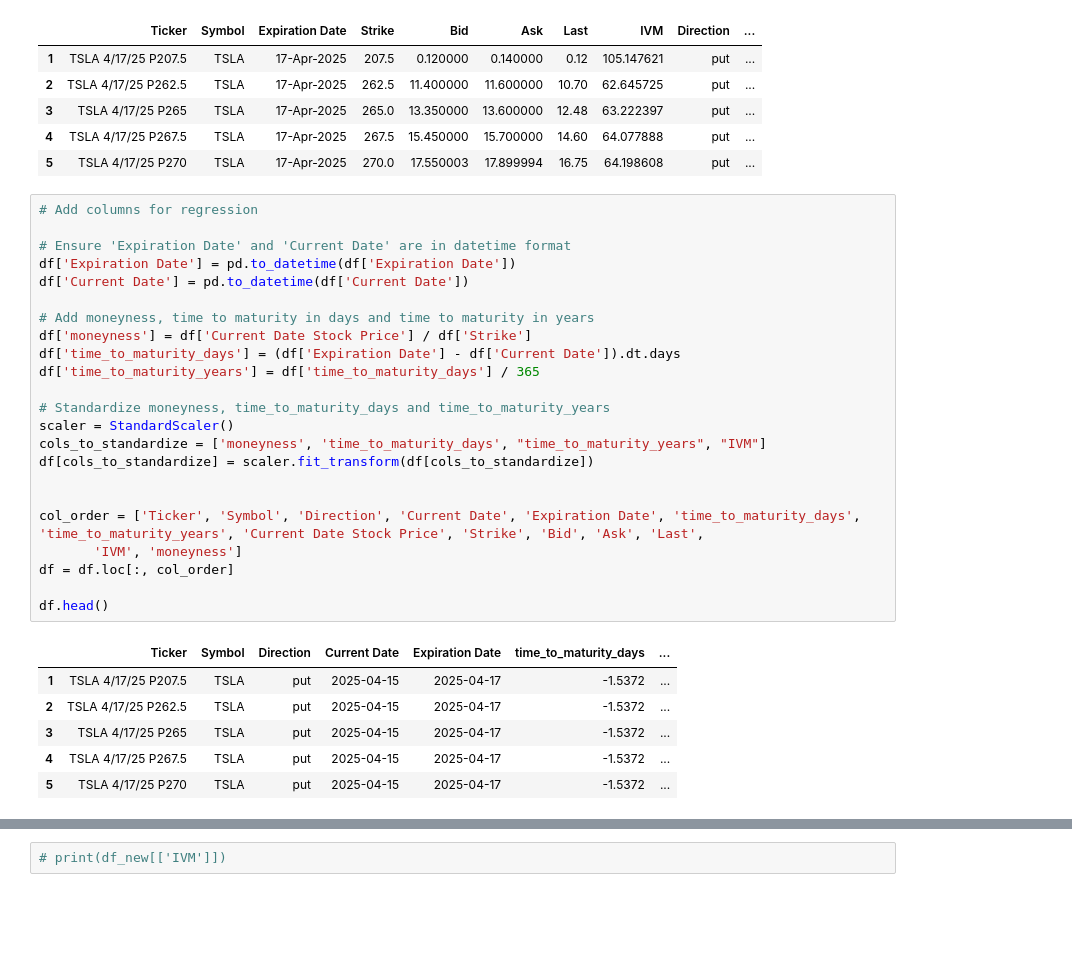
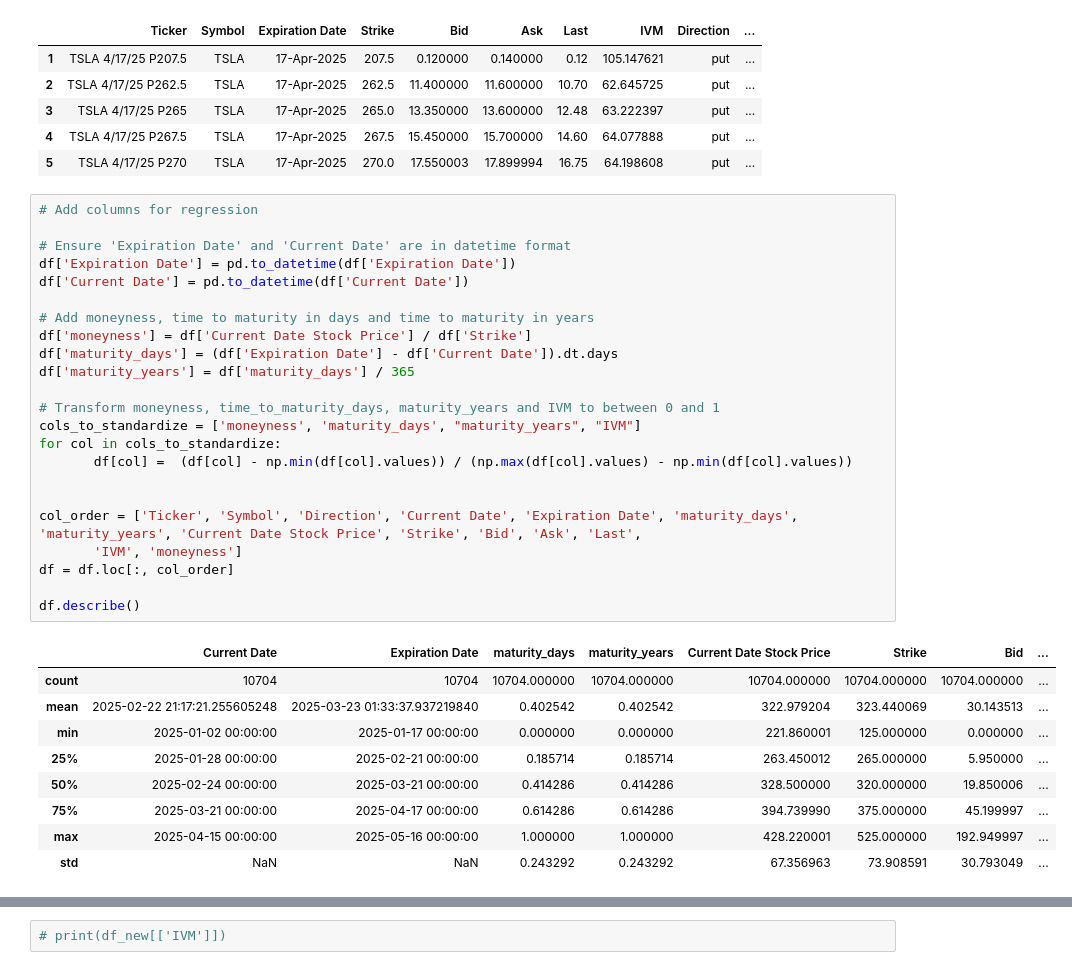
Before and after one commit to tmwong5694/Options, a Jupyter notebook: IV regression_17042025_log_IVM_v1.ipynb, the cells around one changed output, grey strips where cells are left out. Drawn from its saved outputs; the diff is of its cells as text; blank space fills up the shorter version.

```diff
--- a/IV regression_17042025_log_IVM_v1.ipynb
+++ b/IV regression_17042025_log_IVM_v1.ipynb
@@ -149,31 +234,34 @@ df.head()
 # %%
 # Add columns for regression
 
 # Ensure 'Expiration Date' and 'Current Date' are in datetime format
 df['Expiration Date'] = pd.to_datetime(df['Expiration Date'])
 df['Current Date'] = pd.to_datetime(df['Current Date'])
 
 # Add moneyness, time to maturity in days and time to maturity in years
 df['moneyness'] = df['Current Date Stock Price'] / df['Strike']
-df['time_to_maturity_days'] = (df['Expiration Date'] - df['Current Date']).dt.days
-df['time_to_maturity_years'] = df['time_to_maturity_days'] / 365
+df['maturity_days'] = (df['Expiration Date'] - df['Current Date']).dt.days
+df['maturity_years'] = df['maturity_days'] / 365
 
-# Standardize moneyness, time_to_maturity_days and time_to_maturity_years
-scaler = StandardScaler()
-cols_to_standardize = ['moneyness', 'time_to_maturity_days', "time_to_maturity_years", "IVM"]
-df[cols_to_standardize] = scaler.fit_transform(df[cols_to_standardize])
+# Transform moneyness, time_to_maturity_days, maturity_years and IVM to between 0 and 1
+cols_to_standardize = ['moneyness', 'maturity_days', "maturity_years", "IVM"]
+for col in cols_to_standardize:
+       df[col] =  (df[col] - np.min(df[col].values)) / (np.max(df[col].values) - np.min(df[col].values))
 
 
-col_order = ['Ticker', 'Symbol', 'Direction', 'Current Date', 'Expiration Date', 'time_to_maturity_days', 'time_to_maturity_years', 'Current Date Stock Price', 'Strike', 'Bid', 'Ask', 'Last',
+col_order = ['Ticker', 'Symbol', 'Direction', 'Current Date', 'Expiration Date', 'maturity_days', 'maturity_years', 'Current Date Stock Price', 'Strike', 'Bid', 'Ask', 'Last',
        'IVM', 'moneyness']
 df = df.loc[:, col_order]
 
-df.head()
+df.describe()
 # %% [output]
-|  | Ticker | Symbol | Direction | Current Date | Expiration Date | time_to_maturity_days | ... |
-| 1 | TSLA 4/17/25 P207.5 | TSLA | put | 2025-04-15 | 2025-04-17 | -1.5372 | ... |
-| 2 | TSLA 4/17/25 P262.5 | TSLA | put | 2025-04-15 | 2025-04-17 | -1.5372 | ... |
-| 3 | TSLA 4/17/25 P265 | TSLA | put | 2025-04-15 | 2025-04-17 | -1.5372 | ... |
-| 4 | TSLA 4/17/25 P267.5 | TSLA | put | 2025-04-15 | 2025-04-17 | -1.5372 | ... |
-| 5 | TSLA 4/17/25 P270 | TSLA | put | 2025-04-15 | 2025-04-17 | -1.5372 | ... |
+|  | Current Date | Expiration Date | maturity_days | maturity_years | Current Date Stock Price | Strike | Bid | ... |
+| count | 10704 | 10704 | 10704.000000 | 10704.000000 | 10704.000000 | 10704.000000 | 10704.000000 | ... |
+| mean | 2025-02-22 21:17:21.255605248 | 2025-03-23 01:33:37.937219840 | 0.402542 | 0.402542 | 322.979204 | 323.440069 | 30.143513 | ... |
+| min | 2025-01-02 00:00:00 | 2025-01-17 00:00:00 | 0.000000 | 0.000000 | 221.860001 | 125.000000 | 0.000000 | ... |
+| 25% | 2025-01-28 00:00:00 | 2025-02-21 00:00:00 | 0.185714 | 0.185714 | 263.450012 | 265.000000 | 5.950000 | ... |
+| 50% | 2025-02-24 00:00:00 | 2025-03-21 00:00:00 | 0.414286 | 0.414286 | 328.500000 | 320.000000 | 19.850006 | ... |
+| 75% | 2025-03-21 00:00:00 | 2025-04-17 00:00:00 | 0.614286 | 0.614286 | 394.739990 | 375.000000 | 45.199997 | ... |
+| max | 2025-04-15 00:00:00 | 2025-05-16 00:00:00 | 1.000000 | 1.000000 | 428.220001 | 525.000000 | 192.949997 | ... |
+| std | NaN | NaN | 0.243292 | 0.243292 | 67.356963 | 73.908591 | 30.793049 | ... |
 # %%
```
Also changed, not shown: parts of 19 cells of this notebook.
